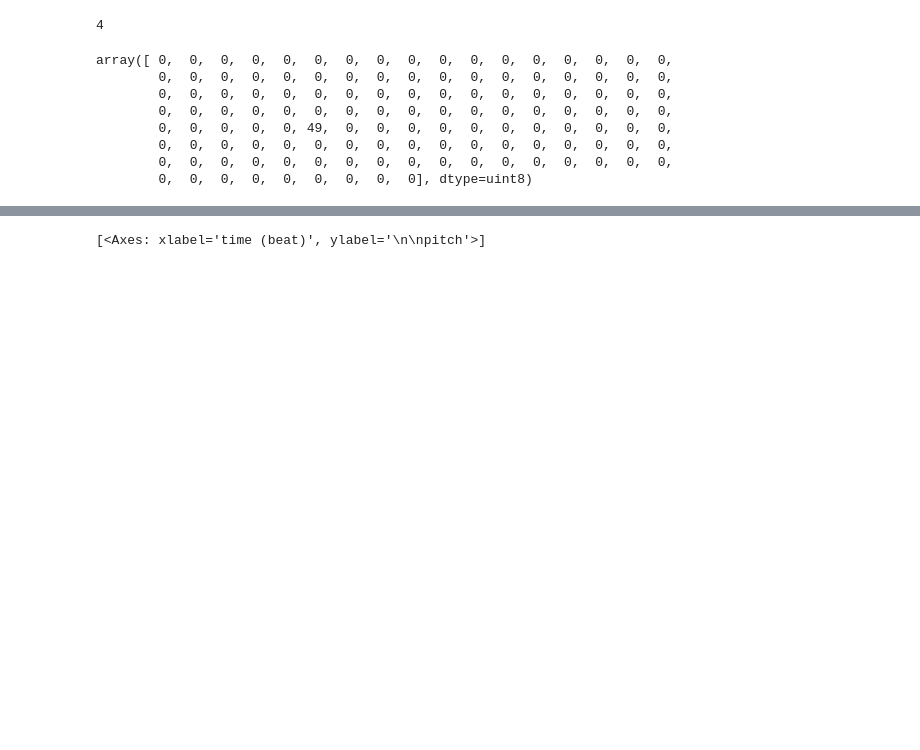
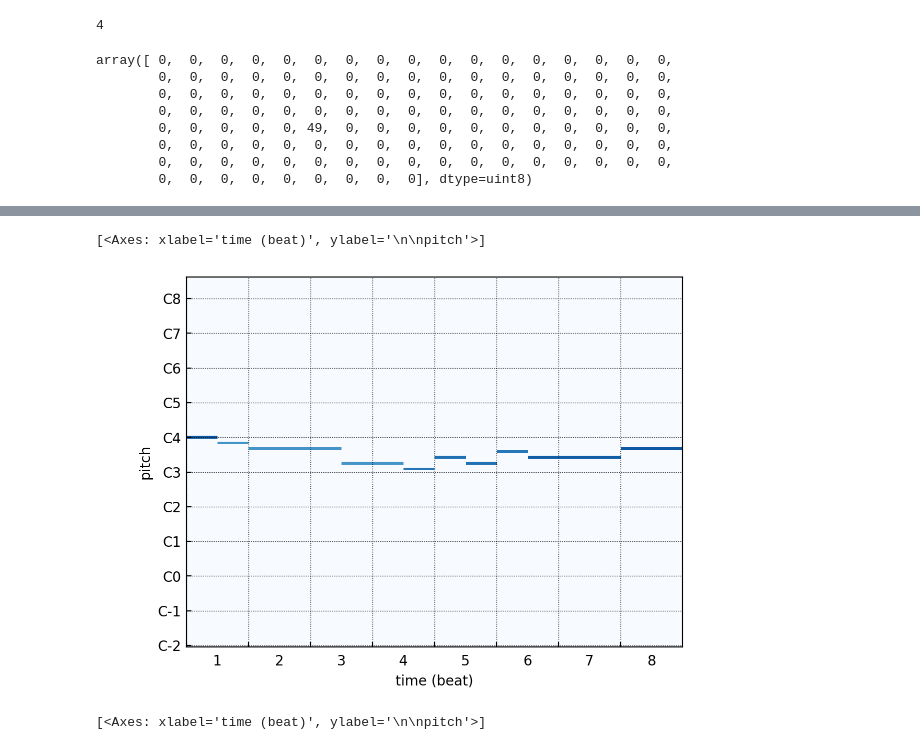
Before and after one commit to RishabhMalviya/raag-midi-gen, a Jupyter notebook: eda/notebooks/Evaluating MusPy.ipynb, the cells around one changed output, grey strips where cells are left out. Cells and saved outputs as stored; diff of their text form; code cells hidden in the pictures; blank space fills up the shorter version.

```diff
--- a/eda/notebooks/Evaluating MusPy.ipynb
+++ b/eda/notebooks/Evaluating MusPy.ipynb
@@ -72 +51,7 @@ array([[  0,  72,  24,  93],
+# %%
+test_music = muspy_objs['Aeri Aali - Sthaayi 1.0.mid']
+muspy.show_pianoroll(test_music)
+# %% [output]
+[<Axes: xlabel='time (beat)', ylabel='\n\npitch'>]
+[figure, added]
 # %%
```
Also changed, not shown: parts of 2 cells of this notebook, 3 other files.
